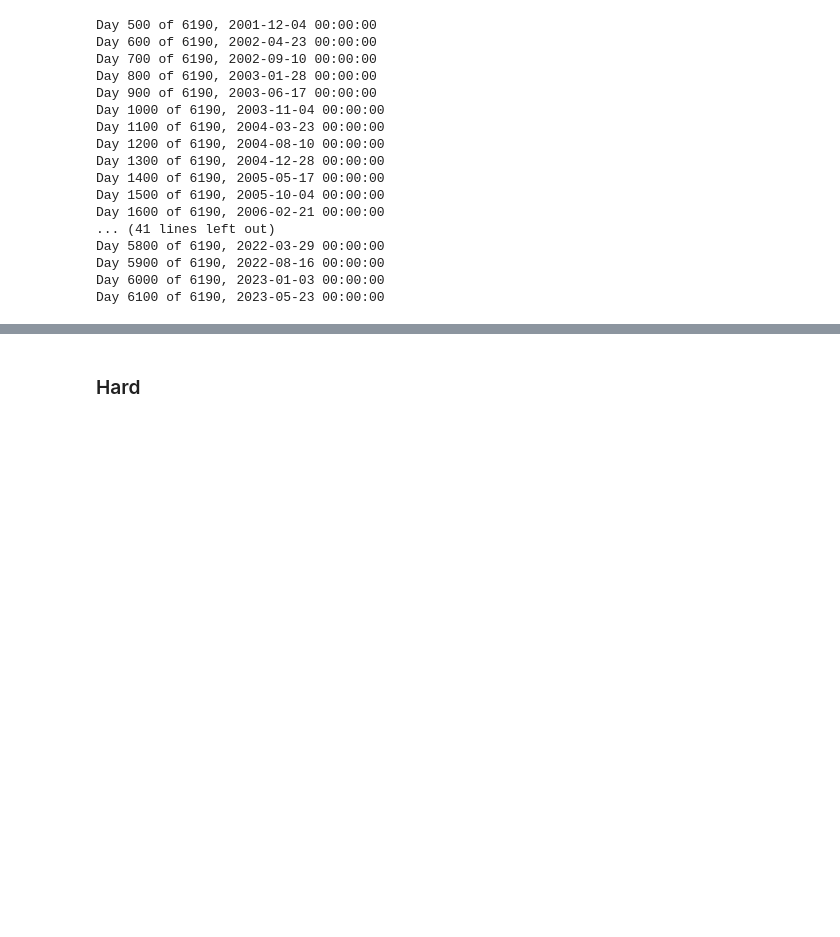
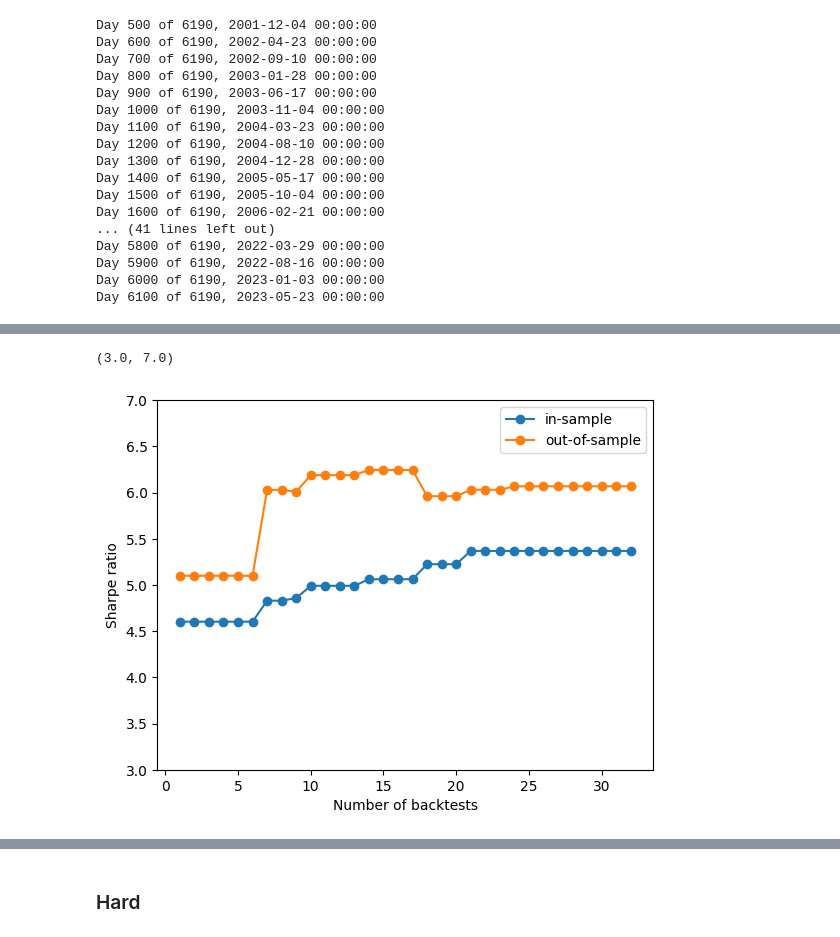
Before and after one commit to cvxgrp/markowitz-reference, a Jupyter notebook: experiments/playground.ipynb, the cells around one changed output, grey strips where cells are left out. Saved outputs shown, nothing was run; the diff lists cells and outputs as text; code cells hidden in the pictures; blank space fills up the shorter version.

```diff
--- a/experiments/playground.ipynb
+++ b/experiments/playground.ipynb
@@ -477,3 +473,19 @@ plt.ylim(3, 6)
+# %%
+backtests = np.arange(1, len(sharpe_ratios_train)+1)
+
+plt.plot(backtests, sharpe_ratios_train, label="in-sample", marker="o")
+plt.plot(backtests, sharpe_ratios_test, label="out-of-sample", marker="o")
+plt.ylabel("Sharpe ratio")
+plt.xlabel("Number of backtests")
+plt.xticks(backtests)
+# only show every 5th tick
+plt.gca().xaxis.set_major_locator(plt.MultipleLocator(5))
+
+plt.legend()
+plt.ylim(3, 7)
+# %% [output]
+(3.0, 7.0)
+[figure, added]
 # %%
 plt.plot(backtests, volas_train, label="train", marker="o")
 plt.plot(backtests, volas_test, label="test", marker="o")
```
Also changed, not shown: parts of 30 cells of this notebook, 5 other files.
